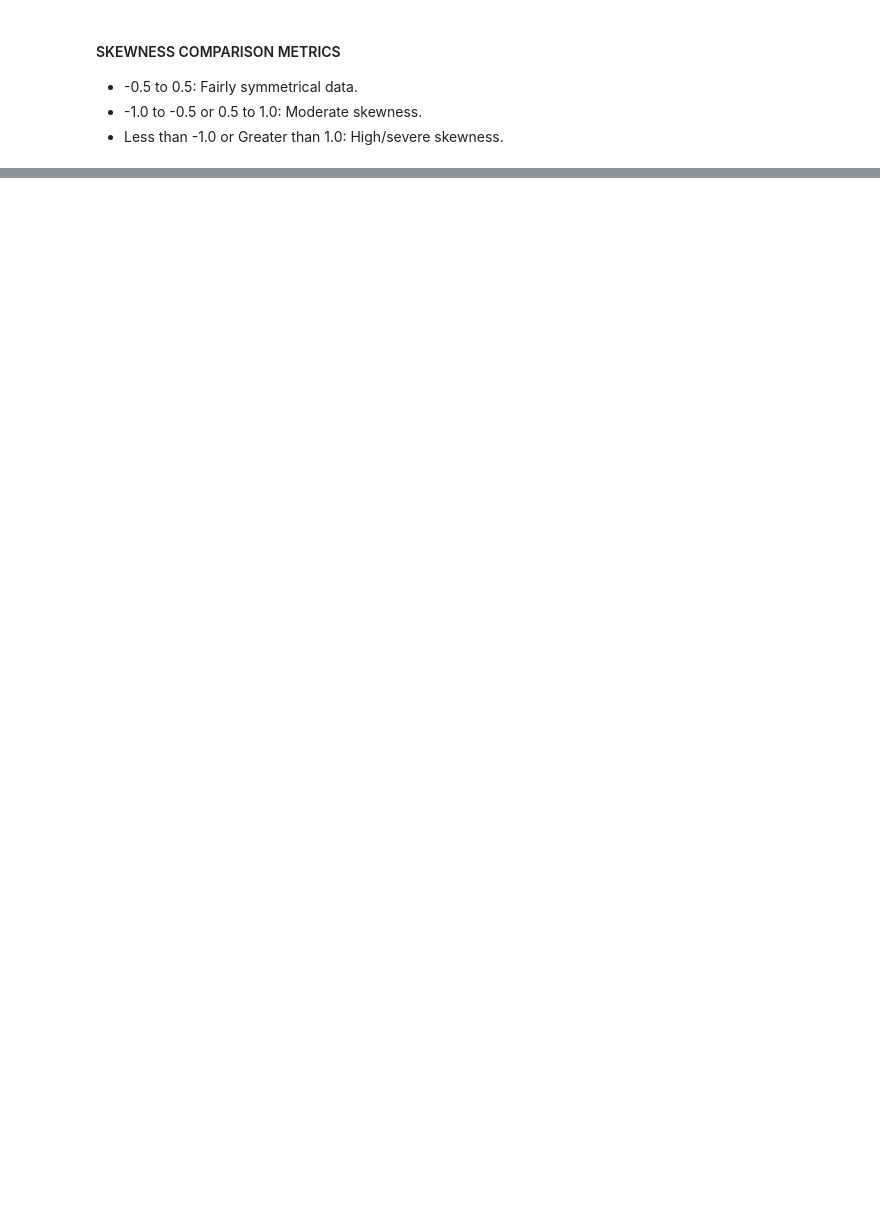
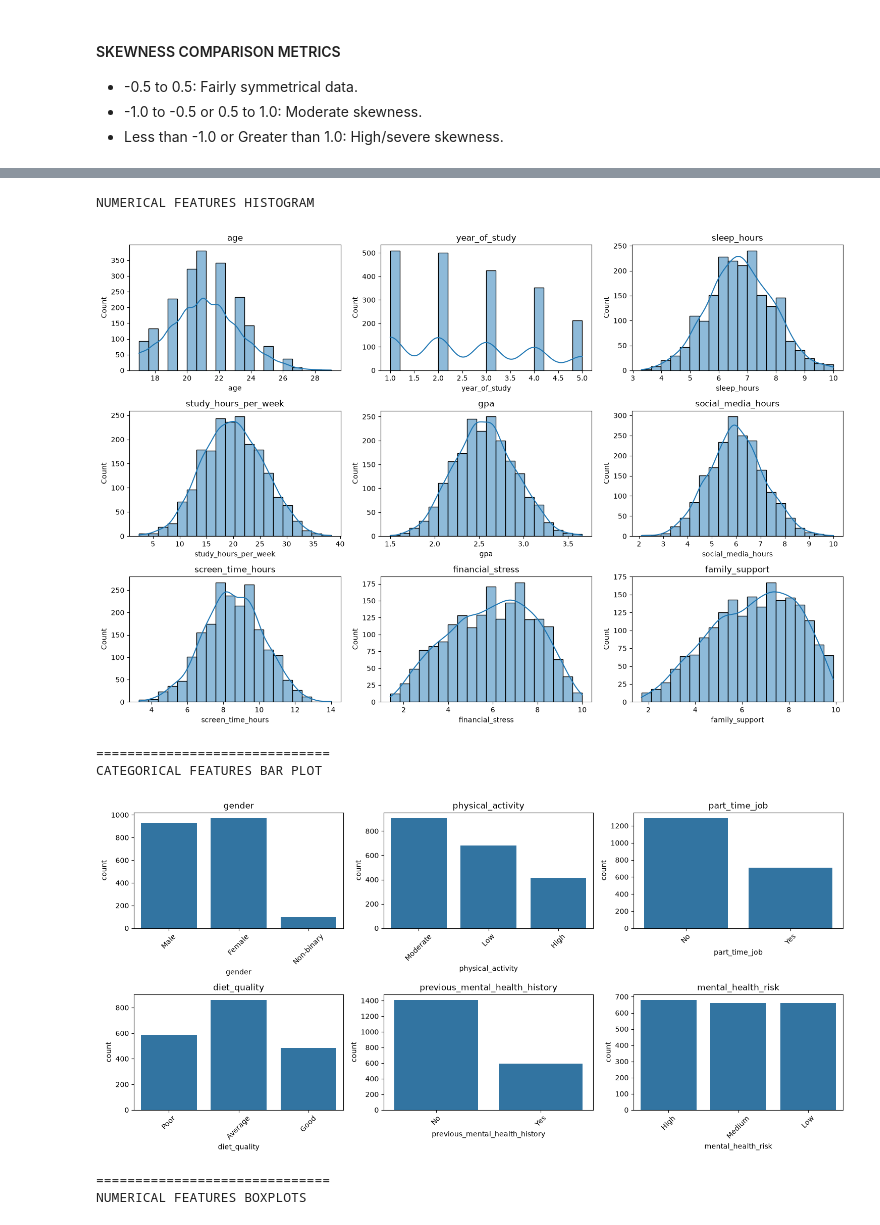
Before and after one commit to mohammed-mehdi-saibat/students-mental-state-predictor, a Jupyter notebook: notebooks/01_explanatory_data_anaylisis.ipynb, the cells around one changed output, grey strips where cells are left out. Drawn from its saved outputs; the diff is of its cells as text; code cells hidden in the pictures; blank space fills up the shorter version.

```diff
--- a/notebooks/01_explanatory_data_anaylisis.ipynb
+++ b/notebooks/01_explanatory_data_anaylisis.ipynb
@@ -73,3 +271,11 @@ Categorical columns:      student_id  gender physical_activity part_time_job die
 # %%
-# # Univariate analysis
-# univariate_analysis(df)
+# Univariate analysis
+univariate_analysis(df)
+# %% [output]
+NUMERICAL FEATURES HISTOGRAM
+[figure, added]
+==============================
+CATEGORICAL FEATURES BAR PLOT
+[figure, added]
+==============================
+NUMERICAL FEATURES BOXPLOTS
```
Also changed, not shown: parts of 10 cells of this notebook, 13 other files.
